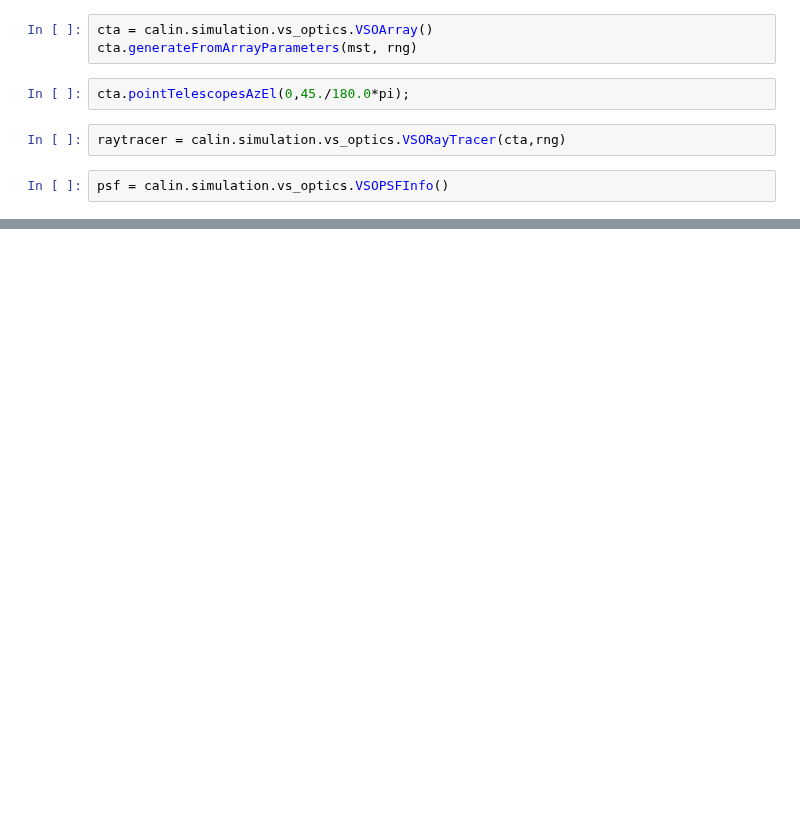
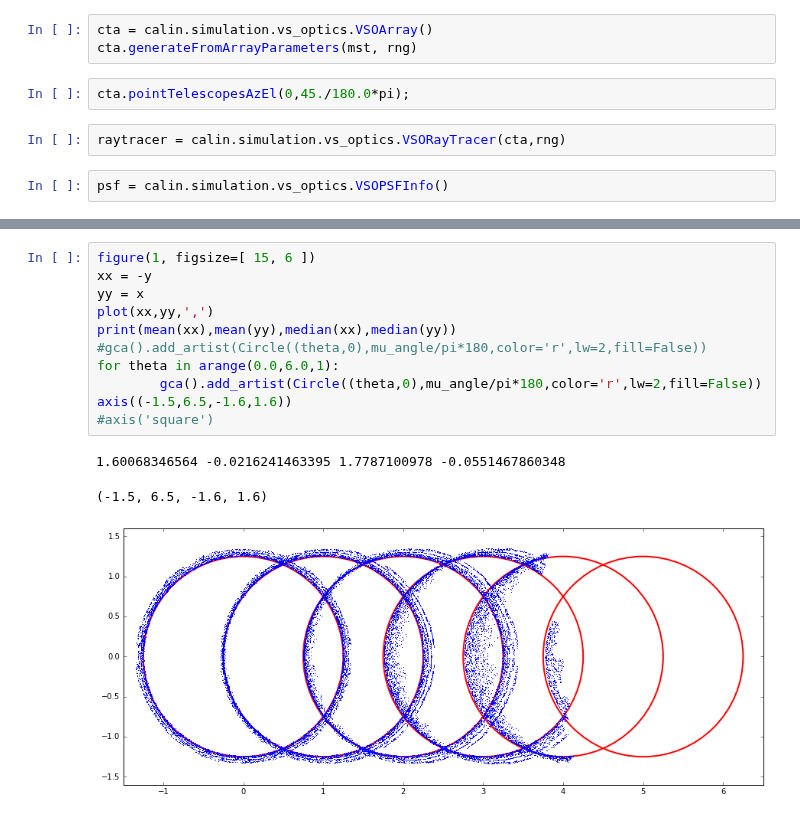
Before and after one commit to llr-cta/calin, a Jupyter notebook: unit_tests/python/notebooks/test raytracing on MST.ipynb, the cells around one changed output, grey strips where cells are left out. Cells and saved outputs as stored; diff of their text form; blank space fills up the shorter version.

```diff
--- a/unit_tests/python/notebooks/test raytracing on MST.ipynb
+++ b/unit_tests/python/notebooks/test raytracing on MST.ipynb
@@ -127,0 +152,15 @@ axis([-0.5, 4.5, -0.5, 0.5]);
+# %%
+figure(1, figsize=[ 15, 6 ])
+xx = -y
+yy = x
+plot(xx,yy,',')
+print(mean(xx),mean(yy),median(xx),median(yy))
+#gca().add_artist(Circle((theta,0),mu_angle/pi*180,color='r',lw=2,fill=False))
+for theta in arange(0.0,6.0,1):
+        gca().add_artist(Circle((theta,0),mu_angle/pi*180,color='r',lw=2,fill=False))
+axis((-1.5,6.5,-1.6,1.6))
+#axis('square')
+# %% [output]
+1.60068346564 -0.0216241463395 1.7787100978 -0.0551467860348
+(-1.5, 6.5, -1.6, 1.6)
+[figure, added]
```
Also changed, not shown: parts of 12 cells of this notebook, 7 other files.
